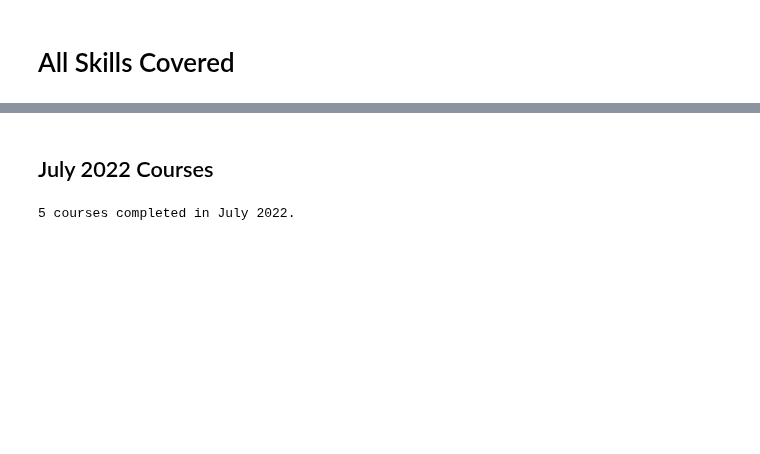
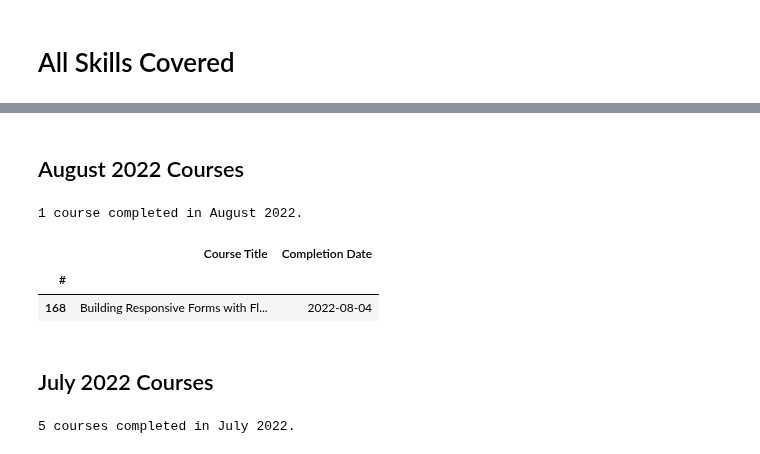
Before and after one commit to rogert8/courses-jnb, a Jupyter notebook: courses.ipynb, the cells around one changed output, grey strips where cells are left out. Cells and saved outputs as stored; diff of their text form; code cells hidden in the pictures; blank space fills up the shorter version.

```diff
--- a/courses.ipynb
+++ b/courses.ipynb
@@ -72,6 +72,17 @@ Windows 10
 WordPress
 Xdebug
 XML
+# %% [markdown]
+## August 2022 Courses
+# %%
+aug22_records = cr[cr['Completion Date'].between('2022-08-01','2022-08-31')]
+print(f"\n\n{aug22_records['#'].count()} course completed in August 2022.\n")
+aug22_records[['#','Course Title','Completion Date']].set_index('#')
+# %% [output]
+1 course completed in August 2022.
+|  | Course Title | Completion Date |
+| # |  |  |
+| 168 | Building Responsive Forms with Fl... | 2022-08-04 |
 # %% [markdown]
 ## July 2022 Courses
 # %%
```
Also changed, not shown: parts of 6 cells of this notebook.
